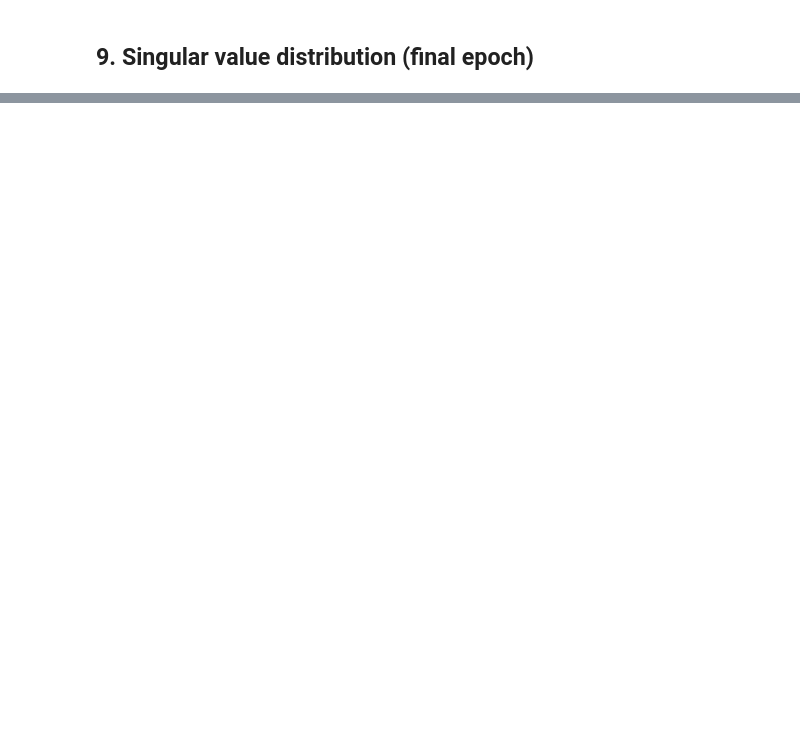
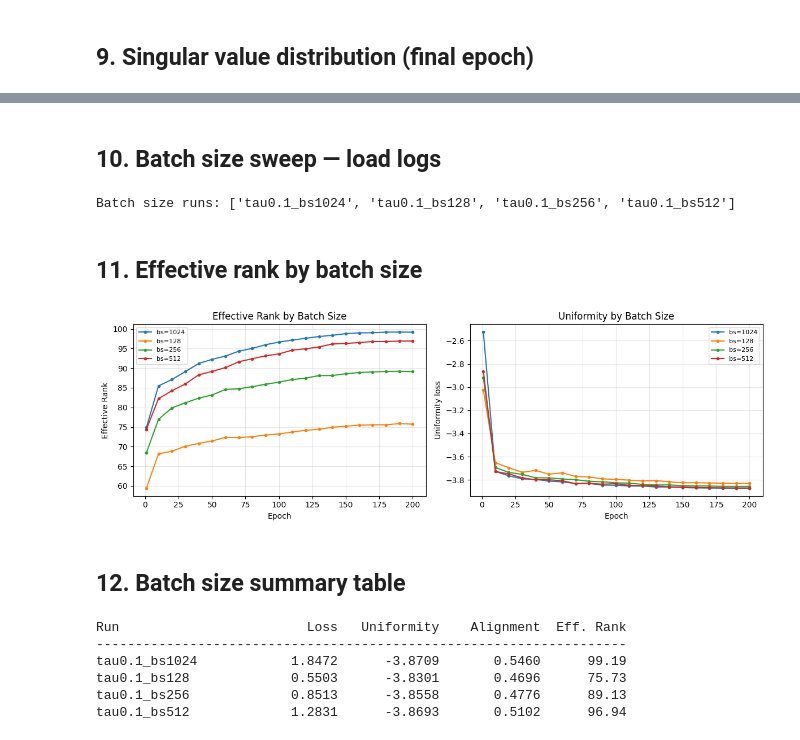
Before and after one commit to nicolasallerponte/EmbeddingCollapseStudy, a Jupyter notebook: notebooks/analysis.ipynb, the cells around one changed output, grey strips where cells are left out. Drawn from its saved outputs; the diff is of its cells as text; code cells hidden in the pictures; blank space fills up the shorter version.

Commit message:
feat: batch size sweep analysis

```diff
--- a/notebooks/analysis.ipynb
+++ b/notebooks/analysis.ipynb
@@ -289,0 +302,62 @@ plt.show()
+# %% [markdown]
+## 10. Batch size sweep — load logs
+# %%
+BS_RUNS = {k: v for k, v in runs.items() if k.startswith("tau0.1")}
+
+# cargar los nuevos runs que no estaban antes
+for run_dir in sorted(CHECKPOINTS_DIR.iterdir()):
+    if run_dir.name not in runs:
+        log_path = run_dir / "geometry_log.jsonl"
+        if log_path.exists():
+            records = [json.loads(line) for line in log_path.read_text().splitlines()]
+            runs[run_dir.name] = records
+            BS_RUNS[run_dir.name] = records
+            print(f"Loaded {run_dir.name}: {len(records)} checkpoints")
+
+print("\nBatch size runs:", list(BS_RUNS.keys()))
+# %% [output]
+Batch size runs: ['tau0.1_bs1024', 'tau0.1_bs128', 'tau0.1_bs256', 'tau0.1_bs512']
+# %% [markdown]
+## 11. Effective rank by batch size
+# %%
+fig, axes = plt.subplots(1, 2, figsize=(12, 4))
+
+for run_name, records in sorted(BS_RUNS.items()):
+    epochs = [r["epoch"] for r in records]
+    bs = run_name.split("_bs")[1]
+    label = f"bs={bs}"
+    axes[0].plot(epochs, [r["effective_rank"] for r in records], marker="o", markersize=3, label=label)
+    axes[1].plot(epochs, [r["uniformity"] for r in records], marker="o", markersize=3, label=label)
+
+axes[0].set_title("Effective Rank by Batch Size")
+axes[0].set_xlabel("Epoch")
+axes[0].set_ylabel("Effective Rank")
+axes[0].legend(fontsize=8)
+axes[0].grid(True, alpha=0.3)
+
+axes[1].set_title("Uniformity by Batch Size")
+axes[1].set_xlabel("Epoch")
+axes[1].set_ylabel("Uniformity loss")
+axes[1].legend(fontsize=8)
+axes[1].grid(True, alpha=0.3)
+
+plt.tight_layout()
+plt.savefig("../outputs/figures/batchsize_sweep.png", dpi=150)
+plt.show()
+# %% [output]
+[figure, added]
+# %% [markdown]
+## 12. Batch size summary table
+# %%
+print(f"{'Run':<22} {'Loss':>8} {'Uniformity':>12} {'Alignment':>12} {'Eff. Rank':>10}")
+print("-" * 68)
+for run_name, records in sorted(BS_RUNS.items()):
+    final = records[-1]
+    print(f"{run_name:<22} {final['loss']:>8.4f} {final['uniformity']:>12.4f} {final['alignment']:>12.4f} {final['effective_rank']:>10.2f}")
+# %% [output]
+Run                        Loss   Uniformity    Alignment  Eff. Rank
+--------------------------------------------------------------------
+tau0.1_bs1024            1.8472      -3.8709       0.5460      99.19
+tau0.1_bs128             0.5503      -3.8301       0.4696      75.73
+tau0.1_bs256             0.8513      -3.8558       0.4776      89.13
+tau0.1_bs512             1.2831      -3.8693       0.5102      96.94
```
Also changed, not shown: parts of 9 cells of this notebook.
